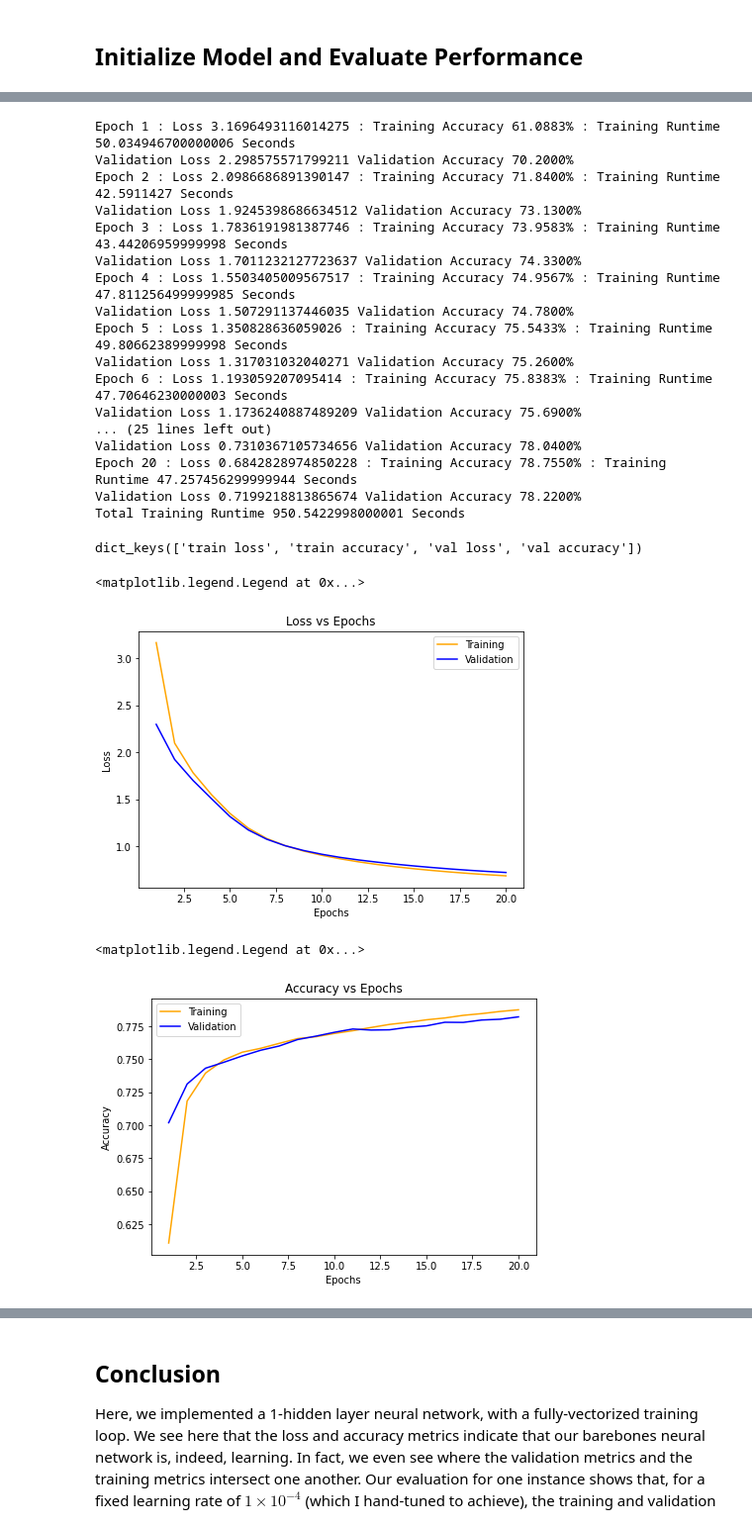
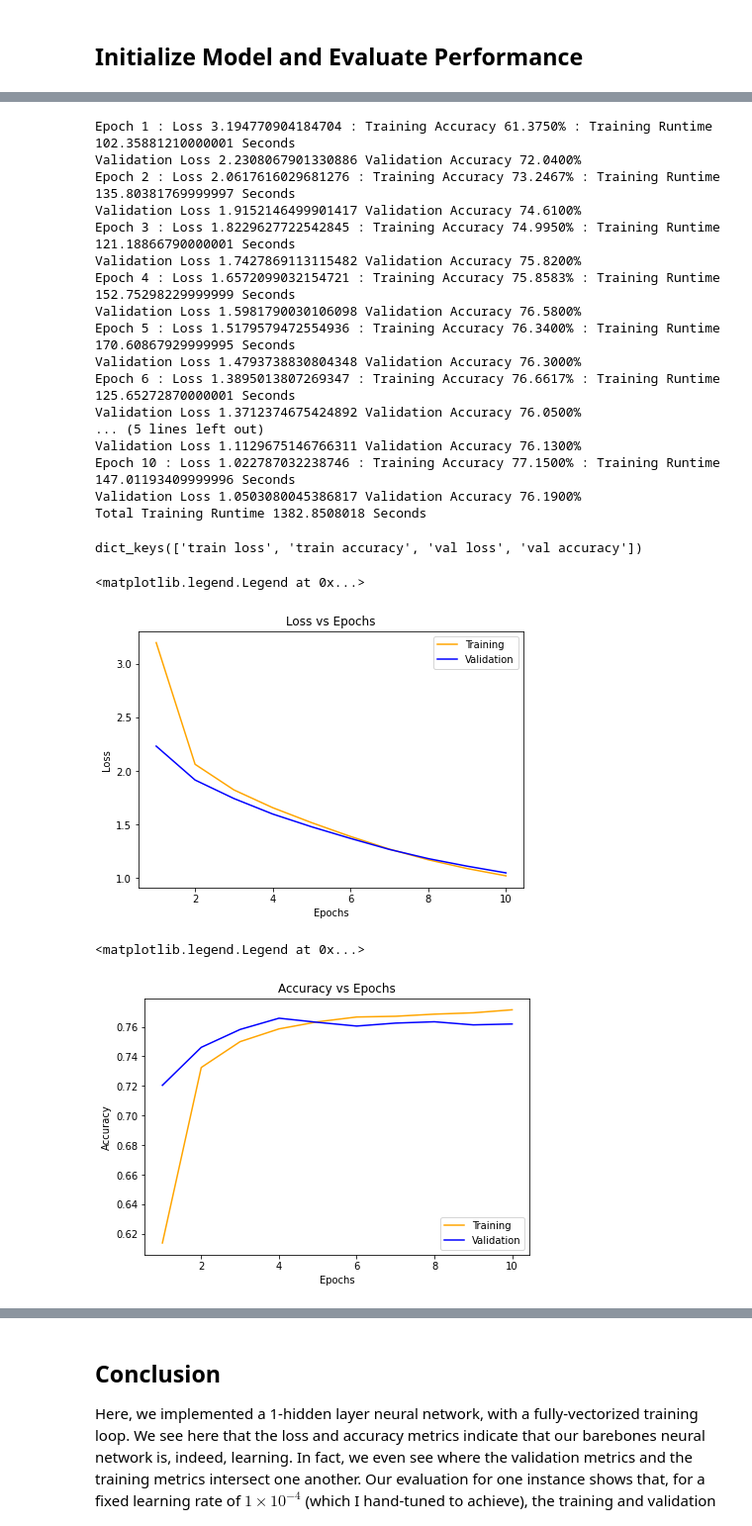
Before and after one commit to GitHubOfAndrew/Vectorized-Neural-Network-Implementation, a Jupyter notebook: Vectorized Neural Network.ipynb, the cells around one changed output, grey strips where cells are left out. Shown at 99% size. Drawn from its saved outputs; the diff is of its cells as text; code cells hidden in the pictures.

Commit message:
Tested more learning rates and mini batch sizes

```diff
--- a/Vectorized Neural Network.ipynb
+++ b/Vectorized Neural Network.ipynb
@@ -108,7 +108,7 @@ batch_size = 3
 
 # neural network parameters
 
-input_dim, hidden_dim, output_dim = X.shape[1], 100, y.shape[1]
+input_dim, hidden_dim, output_dim = X.shape[1], 150, y.shape[1]
 
 print(input_dim, hidden_dim, output_dim)
 # %% [output]
@@ -396,25 +396,25 @@ Our Simple Neural Network has 784 input nodes, 100 hidden nodes, and 10 output n
 # %%
 # fit
 
-history1_v3 = ANN1_v3.fit(X, y, max_epochs = 20, lr = 1e-3, x_val=x_test, y_val=y_test, batch_size=3)
+history1_v3 = ANN1_v3.fit(X, y, max_epochs = 10, lr = 1e-3, x_val=x_test, y_val=y_test, batch_size=3)
 # %% [output]
-Epoch 1 : Loss 3.1696493116014275 : Training Accuracy 61.0883% : Training Runtime 50.034946700000006 Seconds
-Validation Loss 2.298575571799211 Validation Accuracy 70.2000%
-Epoch 2 : Loss 2.0986686891390147 : Training Accuracy 71.8400% : Training Runtime 42.5911427 Seconds
-Validation Loss 1.9245398686634512 Validation Accuracy 73.1300%
-Epoch 3 : Loss 1.7836191981387746 : Training Accuracy 73.9583% : Training Runtime 43.44206959999998 Seconds
-Validation Loss 1.7011232127723637 Validation Accuracy 74.3300%
-Epoch 4 : Loss 1.5503405009567517 : Training Accuracy 74.9567% : Training Runtime 47.811256499999985 Seconds
-Validation Loss 1.507291137446035 Validation Accuracy 74.7800%
-Epoch 5 : Loss 1.350828636059026 : Training Accuracy 75.5433% : Training Runtime 49.80662389999998 Seconds
-Validation Loss 1.317031032040271 Validation Accuracy 75.2600%
-Epoch 6 : Loss 1.193059207095414 : Training Accuracy 75.8383% : Training Runtime 47.70646230000003 Seconds
-Validation Loss 1.1736240887489209 Validation Accuracy 75.6900%
-... (25 lines left out)
-Validation Loss 0.7310367105734656 Validation Accuracy 78.0400%
-Epoch 20 : Loss 0.6842828974850228 : Training Accuracy 78.7550% : Training Runtime 47.257456299999944 Seconds
-Validation Loss 0.7199218813865674 Validation Accuracy 78.2200%
-Total Training Runtime 950.5422998000001 Seconds
+Epoch 1 : Loss 3.194770904184704 : Training Accuracy 61.3750% : Training Runtime 102.35881210000001 Seconds
+Validation Loss 2.2308067901330886 Validation Accuracy 72.0400%
+Epoch 2 : Loss 2.0617616029681276 : Training Accuracy 73.2467% : Training Runtime 135.80381769999997 Seconds
+Validation Loss 1.9152146499901417 Validation Accuracy 74.6100%
+Epoch 3 : Loss 1.8229627722542845 : Training Accuracy 74.9950% : Training Runtime 121.18866790000001 Seconds
+Validation Loss 1.7427869113115482 Validation Accuracy 75.8200%
+Epoch 4 : Loss 1.6572099032154721 : Training Accuracy 75.8583% : Training Runtime 152.75298229999999 Seconds
+Validation Loss 1.5981790030106098 Validation Accuracy 76.5800%
+Epoch 5 : Loss 1.5179579472554936 : Training Accuracy 76.3400% : Training Runtime 170.60867929999995 Seconds
+Validation Loss 1.4793738830804348 Validation Accuracy 76.3000%
+Epoch 6 : Loss 1.3895013807269347 : Training Accuracy 76.6617% : Training Runtime 125.65272870000001 Seconds
+Validation Loss 1.3712374675424892 Validation Accuracy 76.0500%
+... (5 lines left out)
+Validation Loss 1.1129675146766311 Validation Accuracy 76.1300%
+Epoch 10 : Loss 1.022787032238746 : Training Accuracy 77.1500% : Training Runtime 147.01193409999996 Seconds
+Validation Loss 1.0503080045386817 Validation Accuracy 76.1900%
+Total Training Runtime 1382.8508018 Seconds
 # %%
 # what keys the dictionary has
 
@@ -428,24 +428,24 @@ fig1 = plt.figure(figsize=(6,4))
 axis1 = fig1.add_axes([0.1,0.1,0.9,0.9])
 
 axis1.set_title('Loss vs Epochs')
-axis1.plot(range(1,21), history1_v3['train loss'], color='orange',label='Training')
-axis1.plot(range(1,21), history1_v3['val loss'], color='blue',label='Validation')
+axis1.plot(range(1,11), history1_v3['train loss'], color='orange',label='Training')
+axis1.plot(range(1,11), history1_v3['val loss'], color='blue',label='Validation')
 axis1.set_ylabel('Loss')
 axis1.set_xlabel('Epochs')
 axis1.legend(loc=0)
 # %% [output]
 <matplotlib.legend.Legend at 0x...>
-[figure, old version]
+[figure, new version]
 # %%
 fig2 = plt.figure(figsize=(6,4))
 axis2 = fig2.add_axes([0.1,0.1,0.9,0.9])
 
 axis2.set_title('Accuracy vs Epochs')
-axis2.plot(range(1,21), history1_v3['train accuracy'], color='orange',label='Training')
-axis2.plot(range(1,21), history1_v3['val accuracy'], color='blue',label='Validation')
+axis2.plot(range(1,11), history1_v3['train accuracy'], color='orange',label='Training')
+axis2.plot(range(1,11), history1_v3['val accuracy'], color='blue',label='Validation')
 axis2.set_ylabel('Accuracy')
 axis2.set_xlabel('Epochs')
 axis2.legend(loc=0)
 # %% [output]
 <matplotlib.legend.Legend at 0x...>
-[figure, old version]
+[figure, new version]
```
Also changed, not shown: parts of 7 cells of this notebook.
